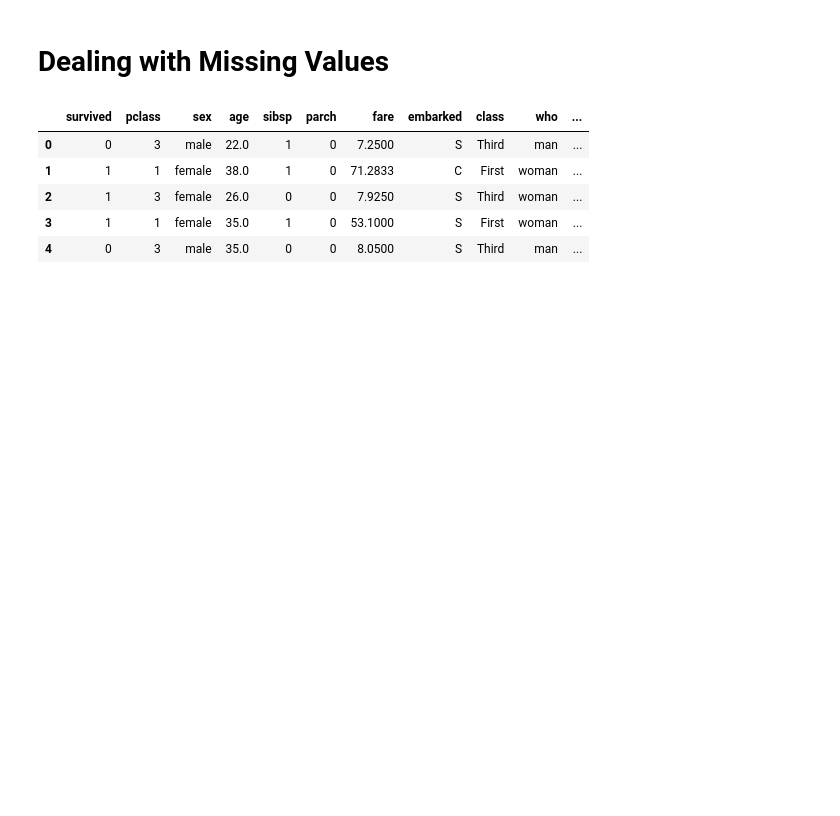
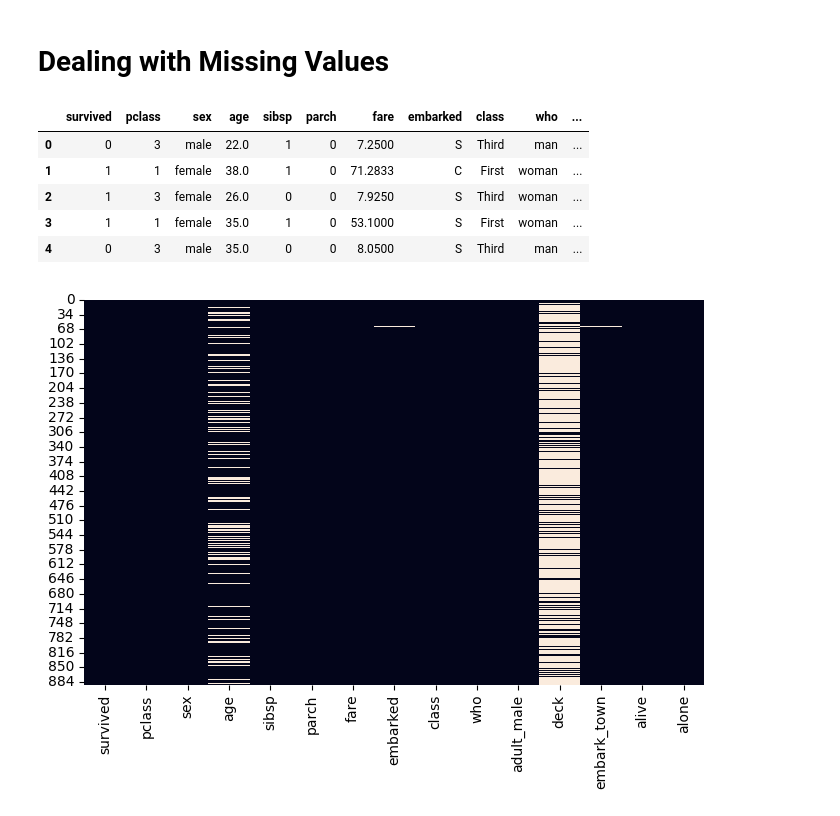
Before and after one commit to xaqibshah/DataScienceLearning, a Jupyter notebook: MLLearning/01_missingValues.ipynb, the cells around one changed output. Drawn from its saved outputs; the diff is of its cells as text; code cells hidden in the pictures; blank space fills up the shorter version.

```diff
--- a/MLLearning/01_missingValues.ipynb
+++ b/MLLearning/01_missingValues.ipynb
@@ -17,3 +17,9 @@ df.head()
 | 2 | 1 | 3 | female | 26.0 | 0 | 0 | 7.9250 | S | Third | woman | ... |
 | 3 | 1 | 1 | female | 35.0 | 1 | 0 | 53.1000 | S | First | woman | ... |
 | 4 | 0 | 3 | male | 35.0 | 0 | 0 | 8.0500 | S | Third | man | ... |
+# %%
+plt.figure(figsize=(8,5))
+sns.heatmap(df.isnull(), cbar=False)
+plt.show()
+# %% [output]
+[figure, added]
```
Also changed, not shown: parts of 11 cells of this notebook, 1 other file.
